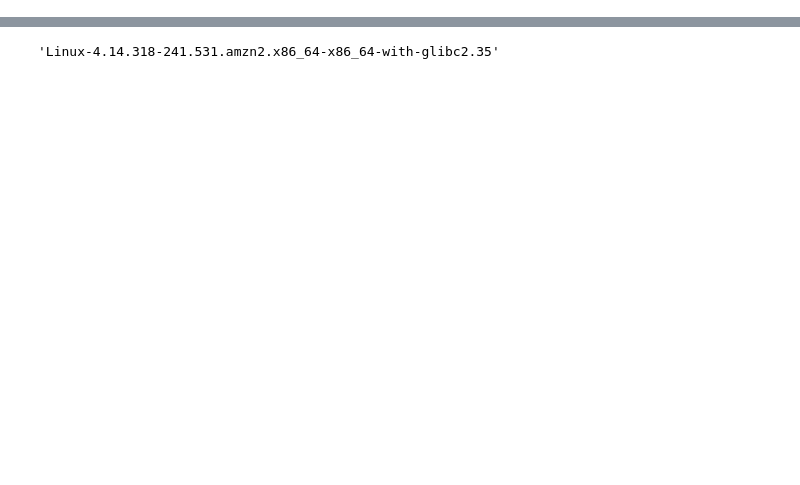
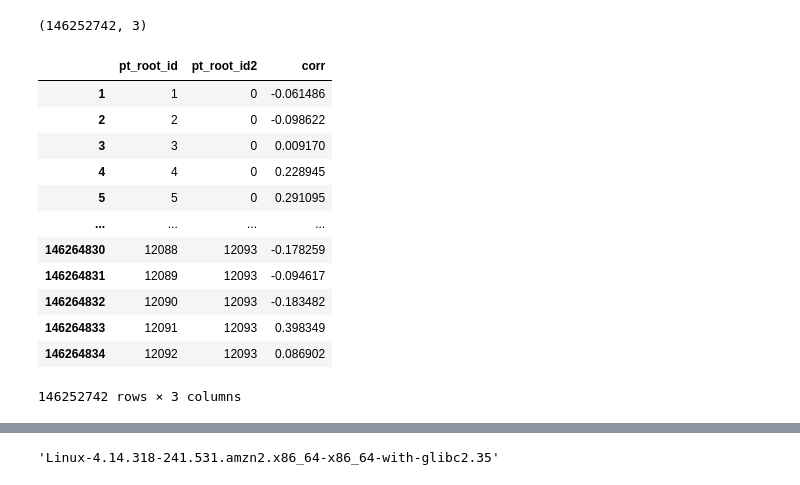
Before and after one commit to AllenInstitute/SWDB_CellTypeFunction, a Jupyter notebook: workshop2/InSilicoStimulus.ipynb, the cells around one changed output, grey strips where cells are left out. Drawn from its saved outputs; the diff is of its cells as text; code cells hidden in the pictures; blank space fills up the shorter version.

```diff
--- a/workshop2/InSilicoStimulus.ipynb
+++ b/workshop2/InSilicoStimulus.ipynb
@@ -9,0 +82,27 @@ resp.shape
+# %%
+# repackage the corr matrix into a long format
+# with the columns: unit_id, unit_id2, correlation
+corr_df=pd.DataFrame(corr)
+corr_df.index.name='pt_root_id'
+corr_df.reset_index(inplace=True)
+corr_df=pd.melt(corr_df, id_vars='pt_root_id', var_name='pt_root_id2', value_name='corr')
+corr_df=corr_df[corr_df.pt_root_id != corr_df.pt_root_id2]
+corr_df.shape
+# %% [output]
+(146252742, 3)
+# %%
+corr_df
+# %% [output]
+|  | pt_root_id | pt_root_id2 | corr |
+| 1 | 1 | 0 | -0.061486 |
+| 2 | 2 | 0 | -0.098622 |
+| 3 | 3 | 0 | 0.009170 |
+| 4 | 4 | 0 | 0.228945 |
+| 5 | 5 | 0 | 0.291095 |
+| ... | ... | ... | ... |
+| 146264830 | 12088 | 12093 | -0.178259 |
+| 146264831 | 12089 | 12093 | -0.094617 |
+| 146264832 | 12090 | 12093 | -0.183482 |
+| 146264833 | 12091 | 12093 | 0.398349 |
+| 146264834 | 12092 | 12093 | 0.086902 |
+146252742 rows × 3 columns
```
Also changed, not shown: parts of 17 cells of this notebook.
